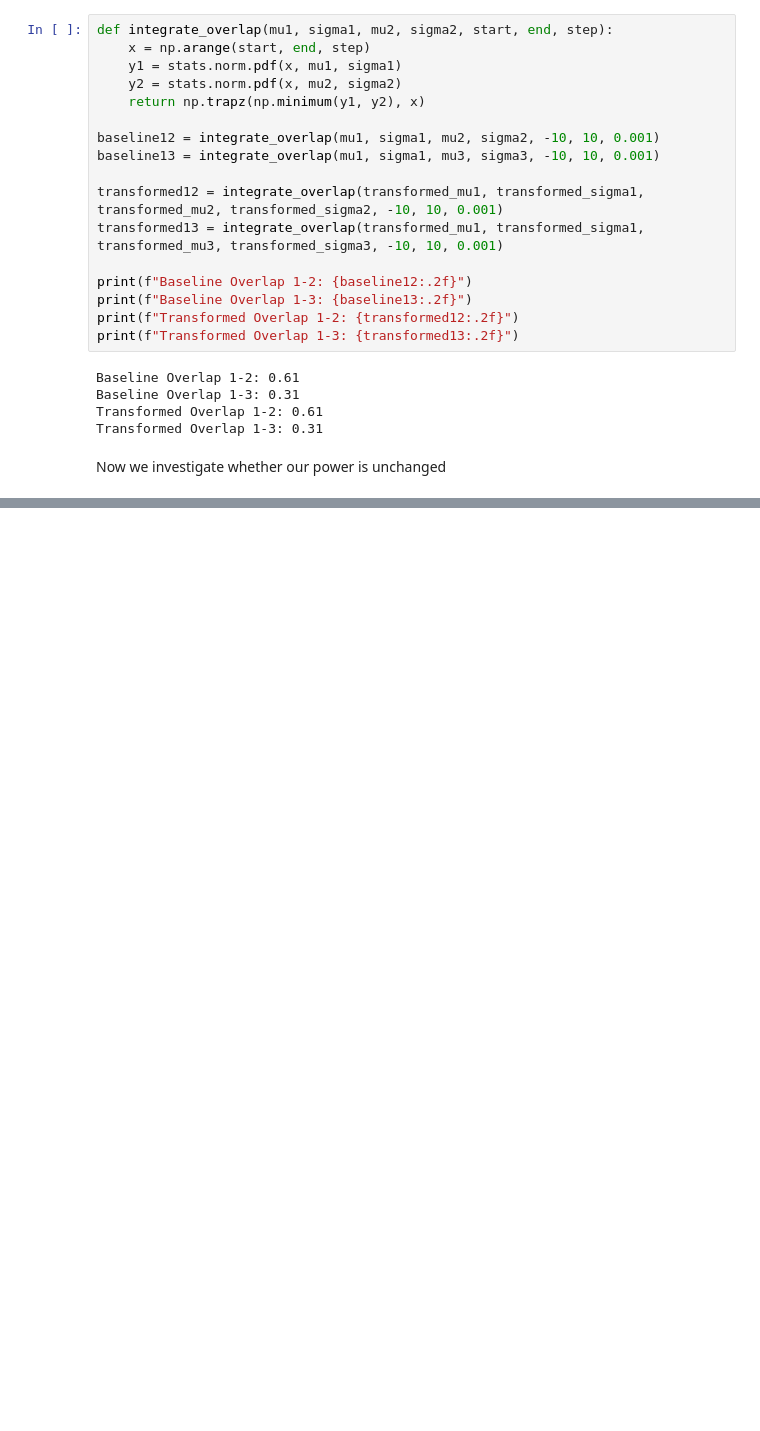
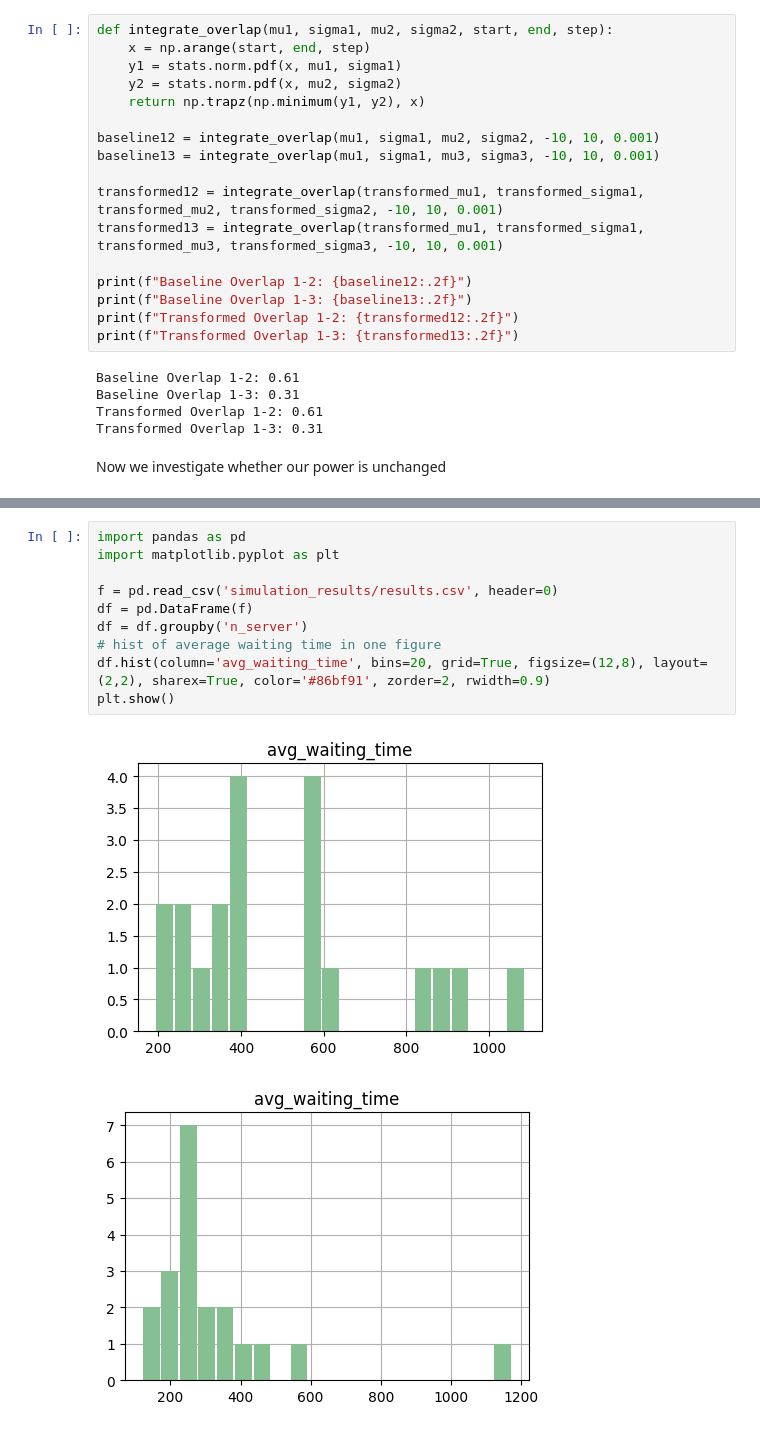
Before and after one commit to nabilasiregar/stochastic-simulation, a Jupyter notebook: assignment_2/question.ipynb, the cells around one changed output, grey strips where cells are left out. Saved outputs shown, nothing was run; the diff lists cells and outputs as text; blank space fills up the shorter version.

```diff
--- a/assignment_2/question.ipynb
+++ b/assignment_2/question.ipynb
@@ -181,0 +132,13 @@ SyntaxError: invalid syntax (1073085664.py, line 46)
+# %%
+import pandas as pd
+import matplotlib.pyplot as plt
+
+f = pd.read_csv('simulation_results/results.csv', header=0)
+df = pd.DataFrame(f)
+df = df.groupby('n_server')
+# hist of average waiting time in one figure
+df.hist(column='avg_waiting_time', bins=20, grid=True, figsize=(12,8), layout=(2,2), sharex=True, color='#86bf91', zorder=2, rwidth=0.9)
+plt.show()
+# %% [output]
+[figure, added]
+[figure, added]
```
Also changed, not shown: parts of 5 cells of this notebook, 4 other files.
